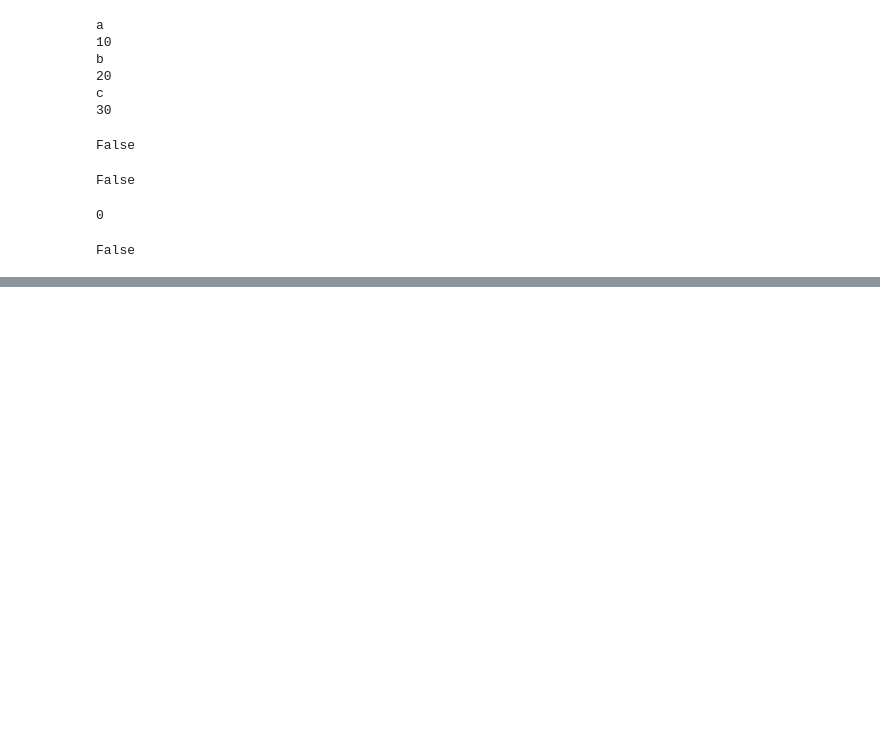
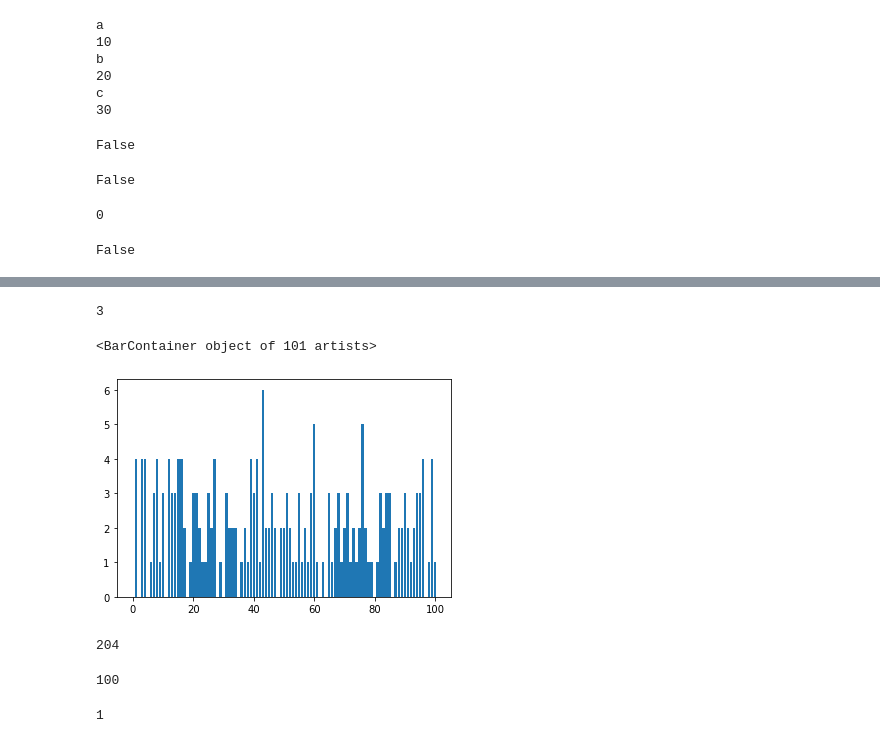
Before and after one commit to caiosalgado/mat_quinta, a Jupyter notebook: Data Science do Zero/Prefacio_Python.ipynb, the cells around one changed output, grey strips where cells are left out. Saved outputs shown, nothing was run; the diff lists cells and outputs as text; code cells hidden in the pictures; blank space fills up the shorter version.

```diff
--- a/Data Science do Zero/Prefacio_Python.ipynb
+++ b/Data Science do Zero/Prefacio_Python.ipynb
@@ -1004,0 +1085,3 @@ False
+# %%
+for i in lazy_range(10):
+    print(i)
@@ -1004,0 +1563,21 @@ False
+# %%
+num_friends = [random.choice(range(1,101)) for i in range(204)]
+friends_counts = Counter(num_friends)
+# %%
+friends_counts[59]
+# %% [output]
+3
+# %%
+xs = range(101)
+# %%
+ys = [friends_counts[x] for x in xs]
+# %%
+plt.bar(xs, ys)
+# %% [output]
+<BarContainer object of 101 artists>
+[figure, added]
+# %%
+num_points = len(num_friends)
+num_points
+# %% [output]
+204
@@ -1004,0 +1587,8 @@ False
+# %%
+largest_value
+# %% [output]
+100
+# %%
+smallest_value
+# %% [output]
+1
```
Also changed, not shown: parts of 285 cells of this notebook, 20 other files.
